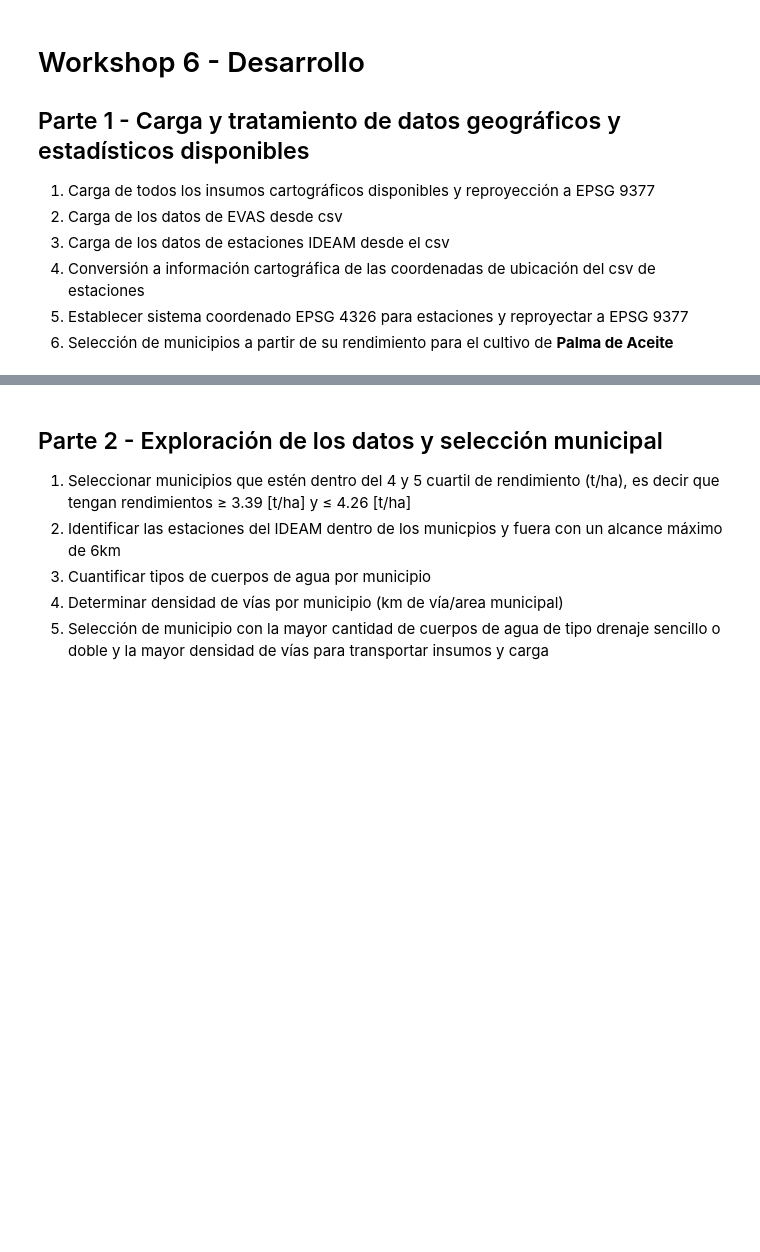
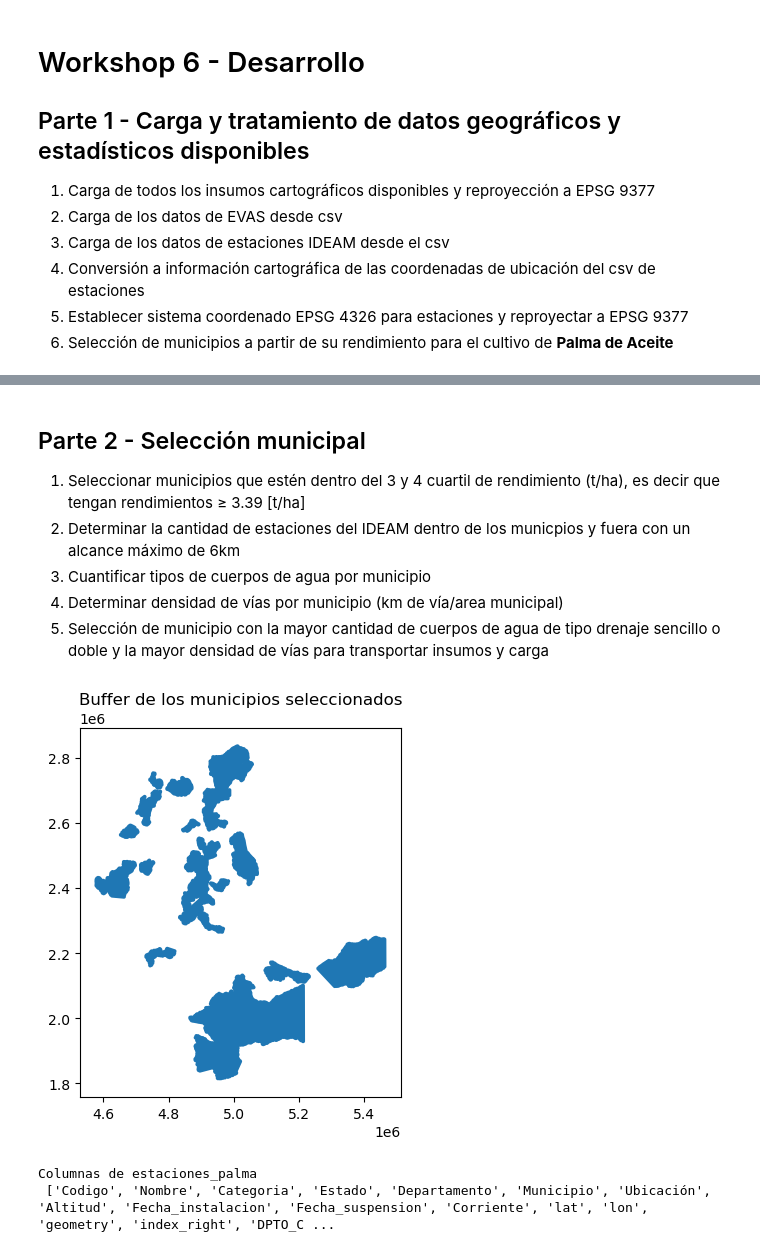
Before and after one commit to DSVRUNAL/Workshop_6, a Jupyter notebook: DSVR_Taller_Workshop6.ipynb, the cells around one changed output, grey strips where cells are left out. Drawn from its saved outputs; the diff is of its cells as text; code cells hidden in the pictures; blank space fills up the shorter version.

Commit message:
Avance Parte 2

```diff
--- a/DSVR_Taller_Workshop6.ipynb
+++ b/DSVR_Taller_Workshop6.ipynb
@@ -135,9 +171,33 @@ plt.show()
 # %% [markdown]
-## Parte 2 - Exploración de los datos y selección municipal
-1. Seleccionar municipios que estén dentro del 4 y 5 cuartil de rendimiento (t/ha), es decir que tengan rendimientos ≥ 3.39 [t/ha] y ≤ 4.26 [t/ha]
-2. Identificar las estaciones del IDEAM dentro de los municpios y fuera con un alcance máximo de 6km
+## Parte 2 - Selección municipal
+1. Seleccionar municipios que estén dentro del 3 y 4 cuartil de rendimiento (t/ha), es decir que tengan rendimientos ≥ 3.39 [t/ha]
+2. Determinar la cantidad de estaciones del IDEAM dentro de los municpios y fuera con un alcance máximo de 6km
 3. Cuantificar tipos de cuerpos de agua por municipio
 4. Determinar densidad de vías por municipio (km de vía/area municipal)
 5. Selección de municipio con la mayor cantidad de cuerpos de agua de tipo drenaje sencillo o doble y la mayor densidad de vías para transportar insumos y carga
 # %%
-# Codigo
+#Seleccionar municipios que tengan rendimiento mayor a 3.39 [t/ha]
+
+rend_inf = 3.39
+palma_mun_r = palma_mun_18[palma_mun_18['Rendimiento_(t/ha)']>=rend_inf]
+# Crear copia de selección y neva columna de buffer estableciéndola como la columna de geometría principal
+palma_buff = palma_mun_r.copy()
+palma_buff["geometry_20km"] = palma_buff.geometry.buffer(6000)
+palma_buff =palma_buff .set_geometry("geometry_20km")
+# Grafica de solo buffer para ver que funcione
+ax1 = palma_buff.plot()
+ax1.set_title('Buffer de los municipios seleccionados')
+plt.show()
+
+# Spatial Join para determinar las estaciones dentro de los municipios y hasta 6km fuera de ellos (buffer)
+estaciones_palma = gpd.sjoin(
+    estaciones,                 # left: station points
+    palma_buff,     # right: buffer polygons
+    how='inner',            # keep only points that intersect the buffer
+    predicate='within'  # or 'within'
+)
+print('Columnas de estaciones_palma \n',estaciones_palma.columns.tolist())
+# %% [output]
+[figure, added]
+Columnas de estaciones_palma
+ ['Codigo', 'Nombre', 'Categoria', 'Estado', 'Departamento', 'Municipio', 'Ubicación', 'Altitud', 'Fecha_instalacion', 'Fecha_suspension', 'Corriente', 'lat', 'lon', 'geometry', 'index_right', 'DPTO_C ...
```
Also changed, not shown: parts of 9 cells of this notebook.
